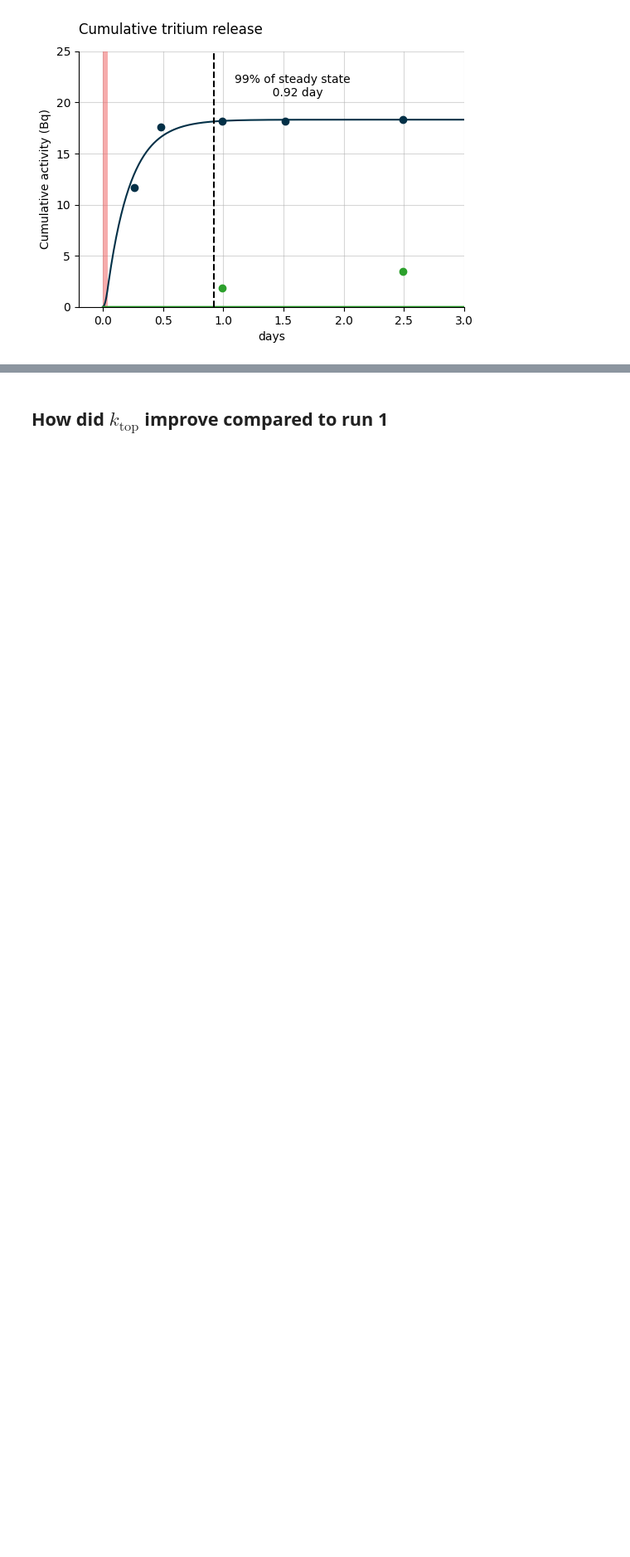
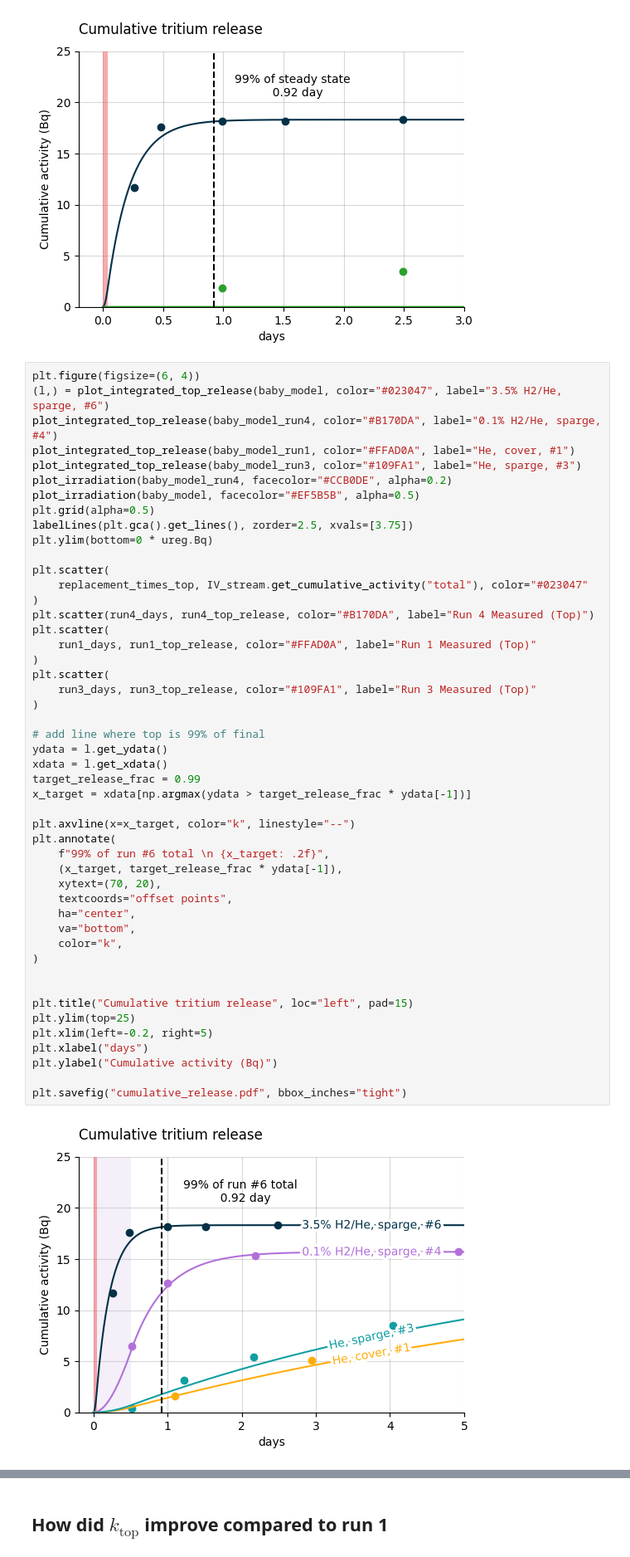
Before and after one commit to veliki-filozof/BABY-1L-run-6, a Jupyter notebook: analysis/tritium/tritium_model_mixrun.ipynb, the cells around one changed output, grey strips where cells are left out. Shown at 83% size. Drawn from its saved outputs; the diff is of its cells as text; blank space fills up the shorter version.

Commit message:
Mix run plotting

```diff
--- a/analysis/tritium/tritium_model.ipynb
+++ b/analysis/tritium/tritium_model_mixrun.ipynb
@@ -145,6 +243,56 @@ plt.ylabel("Cumulative activity (Bq)")
 plt.savefig("cumulative_release.pdf", bbox_inches="tight")
 # %% [output]
 [figure]
+# %%
+plt.figure(figsize=(6, 4))
+(l,) = plot_integrated_top_release(baby_model, color="#023047", label="3.5% H2/He, sparge, #6")
+plot_integrated_top_release(baby_model_run4, color="#B170DA", label="0.1% H2/He, sparge, #4")
+plot_integrated_top_release(baby_model_run1, color="#FFAD0A", label="He, cover, #1")
+plot_integrated_top_release(baby_model_run3, color="#109FA1", label="He, sparge, #3")
+plot_irradiation(baby_model_run4, facecolor="#CCB0DE", alpha=0.2)
+plot_irradiation(baby_model, facecolor="#EF5B5B", alpha=0.5)
+plt.grid(alpha=0.5)
+labelLines(plt.gca().get_lines(), zorder=2.5, xvals=[3.75])
+plt.ylim(bottom=0 * ureg.Bq)
+
+plt.scatter(
+    replacement_times_top, IV_stream.get_cumulative_activity("total"), color="#023047"
+)
+plt.scatter(run4_days, run4_top_release, color="#B170DA", label="Run 4 Measured (Top)")
+plt.scatter(
+    run1_days, run1_top_release, color="#FFAD0A", label="Run 1 Measured (Top)"
+)
+plt.scatter(
+    run3_days, run3_top_release, color="#109FA1", label="Run 3 Measured (Top)"
+)
+
+# add line where top is 99% of final
+ydata = l.get_ydata()
+xdata = l.get_xdata()
+target_release_frac = 0.99
+x_target = xdata[np.argmax(ydata > target_release_frac * ydata[-1])]
+
+plt.axvline(x=x_target, color="k", linestyle="--")
+plt.annotate(
+    f"99% of run #6 total \n {x_target: .2f}",
+    (x_target, target_release_frac * ydata[-1]),
+    xytext=(70, 20),
+    textcoords="offset points",
+    ha="center",
+    va="bottom",
+    color="k",
+)
+
+
+plt.title("Cumulative tritium release", loc="left", pad=15)
+plt.ylim(top=25)
+plt.xlim(left=-0.2, right=5)
+plt.xlabel("days")
+plt.ylabel("Cumulative activity (Bq)")
+
+plt.savefig("cumulative_release.pdf", bbox_inches="tight")
+# %% [output]
+[figure, added]
 # %%
 plt.figure(figsize=(6, 4))
 plot_integrated_wall_release(baby_model, color="tab:green", label="Wall")
```
Also changed, not shown: parts of 3 cells of this notebook.
